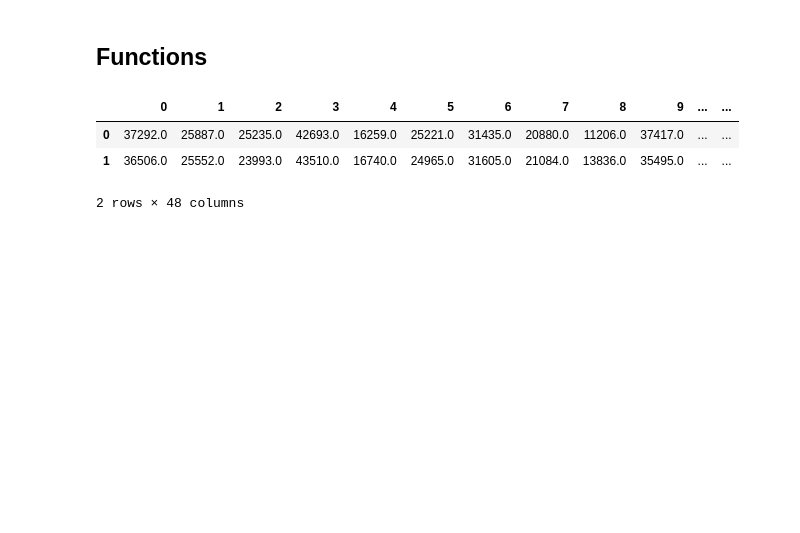
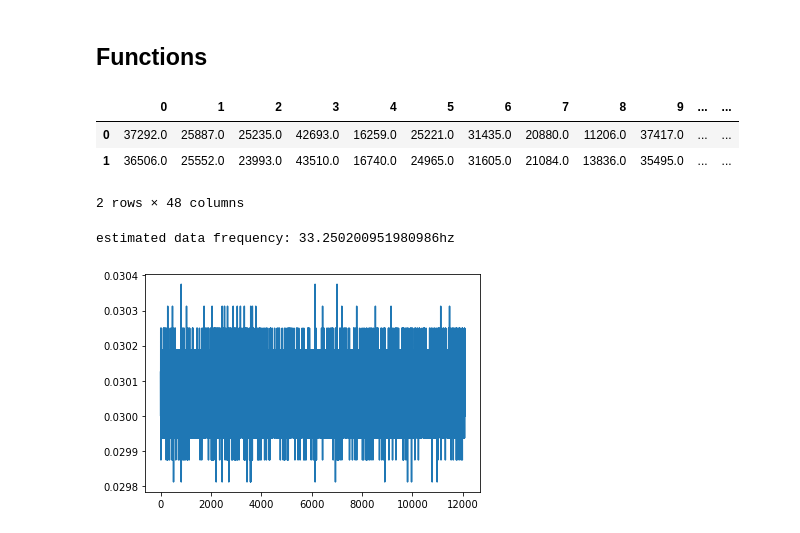
Before and after one commit to aramhyan/oqni-motorica-dataset-3, a Jupyter notebook: codes/eda.ipynb, the cells around one changed output. Saved outputs shown, nothing was run; the diff lists cells and outputs as text; code cells hidden in the pictures; blank space fills up the shorter version.

```diff
--- a/codes/eda.ipynb
+++ b/codes/eda.ipynb
@@ -23,6 +24,20 @@ def compute_fft(sig, fs):
     freq_components = np.fft.rfft(sig)
     fft_freqs = np.fft.rfftfreq(len(sig), period_s)
     return fft_freqs, freq_components
+
+def plot_freqs(X, fs):
+    n_features = X.shape[1]
+    fig, ax = plt.subplots(n_features, 1, figsize=(12, n_features*3))
+    for i in range(n_features):
+        col_name = X.columns[i]
+        fft_freqs, freq_components = compute_fft(X[col_name], fs)
+        ax[i].plot(fft_freqs[1:], np.abs(freq_components)[1:], color='red')
+        ax[i].set_title(label=col_name, fontsize=15)
+    plt.tight_layout()
+    plt.show();
+
+def compute_fs(time_array, time_unit=1):
+    return 1/pd.Series(time_array).diff(1).mean()
 # %%
 data = pd.read_csv('../data/two_motions_opto_preprocessed.csv', sep='\t').drop(columns=['Unnamed: 0'])
 data.head(2)
@@ -31,6 +46,13 @@ data.head(2)
 | 0 | 37292.0 | 25887.0 | 25235.0 | 42693.0 | 16259.0 | 25221.0 | 31435.0 | 20880.0 | 11206.0 | 37417.0 | ... | ... |
 | 1 | 36506.0 | 25552.0 | 23993.0 | 43510.0 | 16740.0 | 24965.0 | 31605.0 | 21084.0 | 13836.0 | 35495.0 | ... | ... |
 2 rows × 48 columns
+# %%
+data_fs = compute_fs(data['time_s'])
+print(f'estimated data frequency: {data_fs}hz')
+plt.plot(range(len(data['time_s'])), pd.Series(data['time_s']).diff(1));
+# %% [output]
+estimated data frequency: 33.250200951980986hz
+[figure, added]
 # %%
 X = data.drop(columns=['time_s', 'trigger'])
 y = data['trigger']
```
Also changed, not shown: parts of 6 cells of this notebook.
